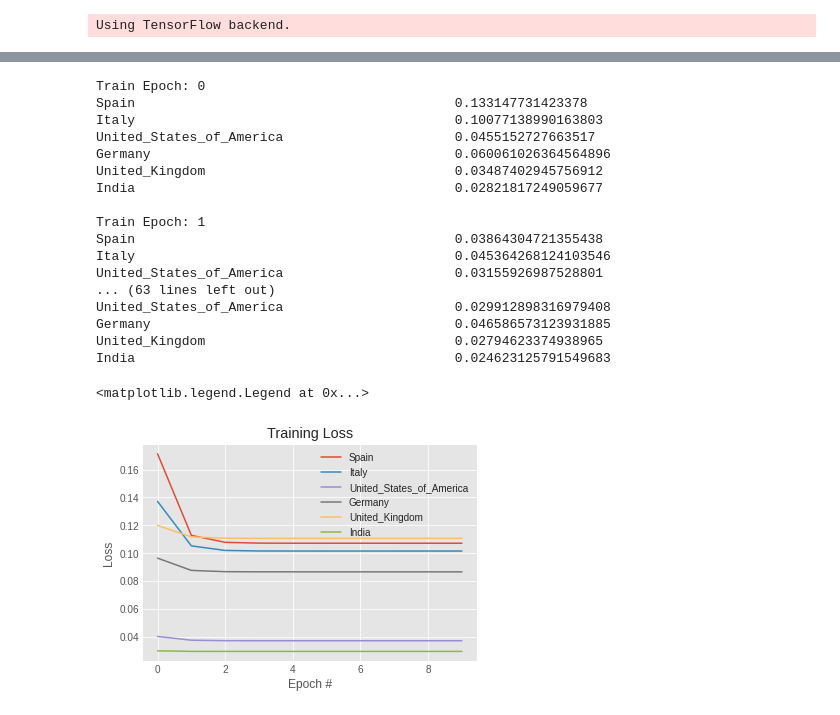
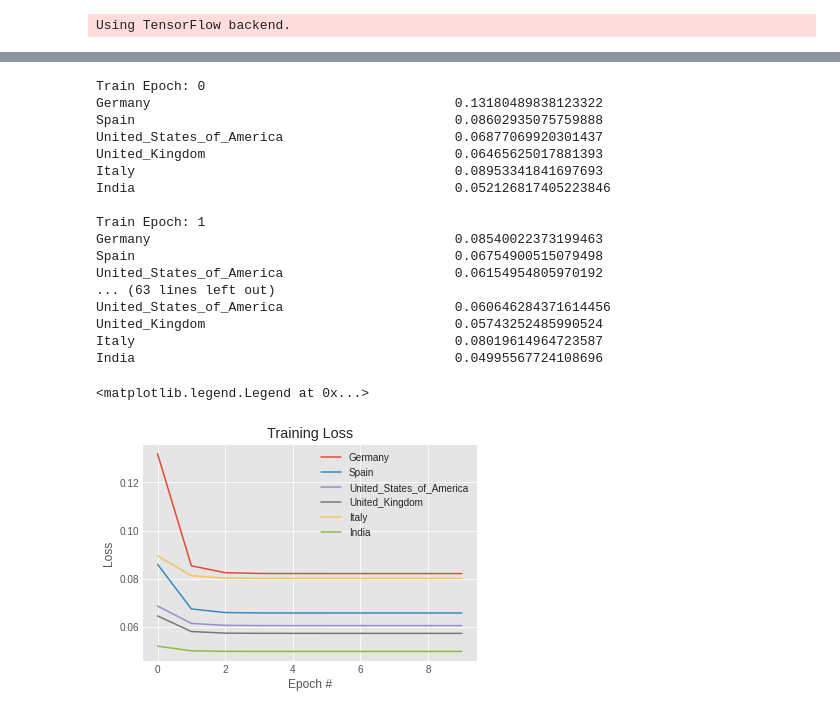
Before and after one commit to kartika-nair/Benchmarking_Of_NODE, a Jupyter notebook: Visualisation.ipynb, the cells around one changed output, grey strips where cells are left out. Saved outputs shown, nothing was run; the diff lists cells and outputs as text; code cells hidden in the pictures.

```diff
--- a/Visualisation.ipynb
+++ b/Visualisation.ipynb
@@ -988,13 +989,15 @@ class Net(nn.Module):
         self.fc1 = nn.Linear(1, 64)
         self.fc2 = nn.Linear(64, 64)
         self.fc3 = nn.Linear(64, 64)
-        self.fc4 = nn.Linear(64, 1)
+        self.fc4 = nn.Linear(64, 64)
+        self.fc5 = nn.Linear(64, 1)
 
     def forward(self, x):
         x = F.relu(self.fc1(x))
         x = F.relu(self.fc2(x))
         x = F.relu(self.fc3(x))
-        x = self.fc4(x)
+        x = F.relu(self.fc4(x))
+        x = self.fc5(x)
         return x
 
 model = Net().to(device)
@@ -1066,48 +1069,48 @@ history_cases = {}
 for country in training_countries:
   history_cases[country] = []
 
 # [ADD SINLGE LINE] using NeuralODE to update this network.
 model_cases = Net()
 loss_function=nn.MSELoss()
 # just train as usual, nothing need to change
 optimizer = optim.Adadelta(model_cases.parameters(), lr=args.lr)
 
 scheduler = StepLR(optimizer, step_size=1, gamma=args.gamma)
 for epoch in range(epochs):
     print('\nTrain Epoch: {}'.format(epoch))
     for country in training_countries:
       train(args, model_cases, device, trainset_cases[country], optimizer, epoch, country, history_cases)
       test(args, model_cases, device, testset_cases[country], country)
       scheduler.step()
 
 plt.style.use("ggplot")
 plt.figure()
 for country in training_countries:
-  plt.plot(np.arange(0, epochs), history_deaths[country], label=country)
+  plt.plot(np.arange(0, epochs), history_cases[country], label=country)
 plt.title("Training Loss")
 plt.xlabel("Epoch #")
 plt.ylabel("Loss")
 plt.legend(loc="upper right")
 # %% [output]
 Train Epoch: 0
-Spain                                         0.133147731423378
-Italy                                         0.10077138990163803
-United_States_of_America                      0.0455152727663517
-Germany                                       0.060061026364564896
-United_Kingdom                                0.03487402945756912
-India                                         0.02821817249059677
+Germany                                       0.13180489838123322
+Spain                                         0.08602935075759888
+United_States_of_America                      0.06877069920301437
+United_Kingdom                                0.06465625017881393
+Italy                                         0.08953341841697693
+India                                         0.052126817405223846
 
 Train Epoch: 1
-Spain                                         0.03864304721355438
-Italy                                         0.045364268124103546
-United_States_of_America                      0.03155926987528801
+Germany                                       0.08540022373199463
+Spain                                         0.06754900515079498
+United_States_of_America                      0.06154954805970192
 ... (63 lines left out)
-United_States_of_America                      0.029912898316979408
-Germany                                       0.046586573123931885
-United_Kingdom                                0.02794623374938965
-India                                         0.024623125791549683
+United_States_of_America                      0.060646284371614456
+United_Kingdom                                0.05743252485990524
+Italy                                         0.08019614964723587
+India                                         0.04995567724108696
 <matplotlib.legend.Legend at 0x...>
-[figure, old version]
+[figure, new version]
 # %%
 history_deaths = {}
 for country in training_countries:
```
Also changed, not shown: parts of 13 cells of this notebook.
